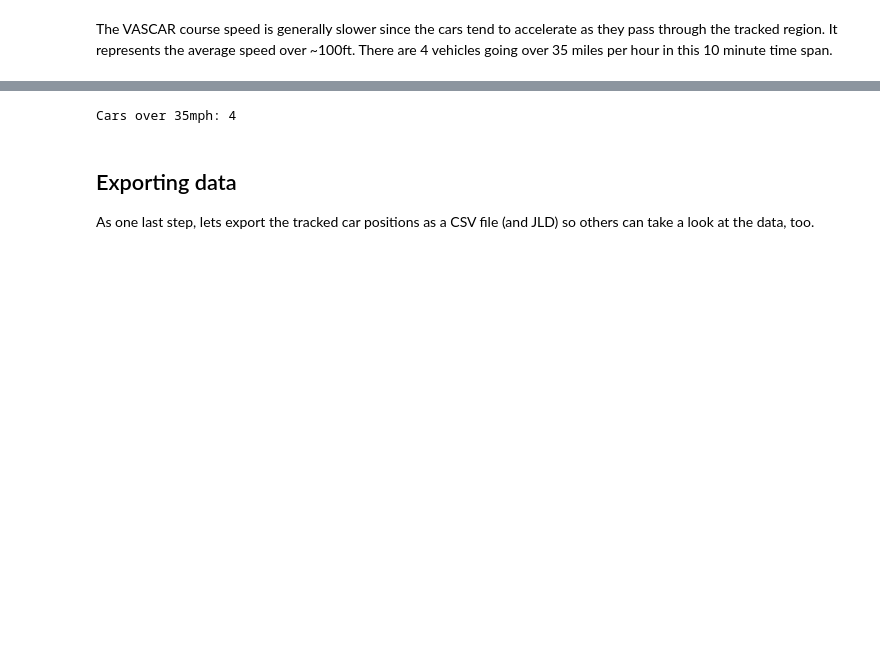
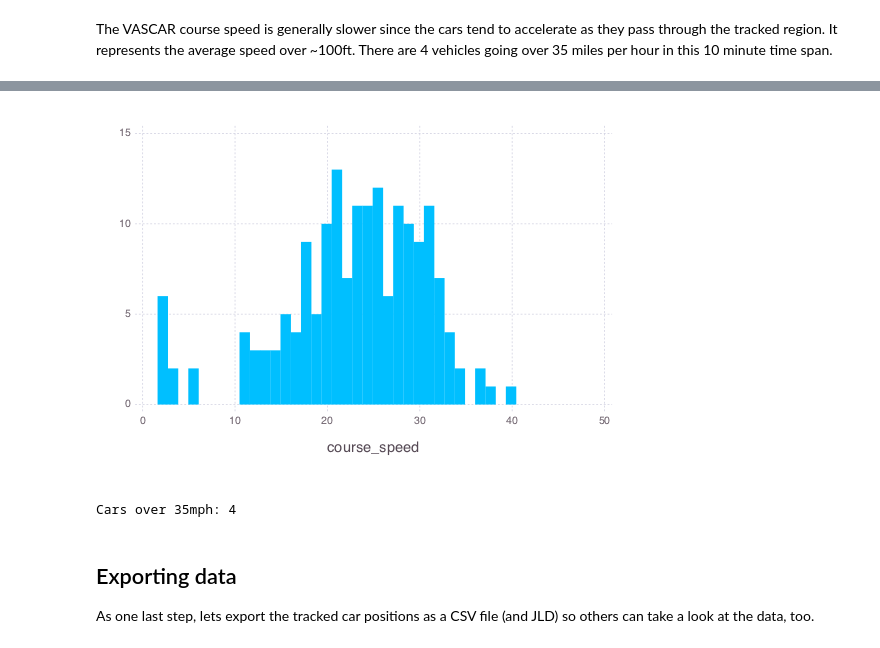
Before and after one commit to mbauman/TrafficSpeed, a Jupyter notebook: TrafficSpeed.ipynb, the cells around one changed output, grey strips where cells are left out. Saved outputs shown, nothing was run; the diff lists cells and outputs as text; code cells hidden in the pictures; blank space fills up the shorter version.

```diff
--- a/TrafficSpeed.ipynb
+++ b/TrafficSpeed.ipynb
@@ -648,6 +648,6 @@ Cars between 30-35mph: 46
 # %% [markdown]
 The VASCAR course speed is generally slower since the cars tend to accelerate as they pass through the tracked region.  It represents the average speed over ~100ft.  There are 4 vehicles going over 35 miles per hour in this 10 minute time span.
 # %%
-display(plot(by_car, x=:course_speed, Geom.histogram(bincount=35)))
+display("image/png", plot(by_car, x=:course_speed, Geom.histogram(bincount=35)))
 println("Cars over 35mph: ", sum((by_car[:course_speed] .> 35) & !isna(by_car[:course_speed])))
 # %% [output]
@@ -655,3 +654,4 @@ println("Cars over 35mph: ", sum((by_car[:course_speed] .> 35) & !isna(by_car[:c
+[figure, added]
 Cars over 35mph: 4
 # %% [markdown]
 ## Exporting data
```
Also changed, not shown: parts of 2 cells of this notebook.
